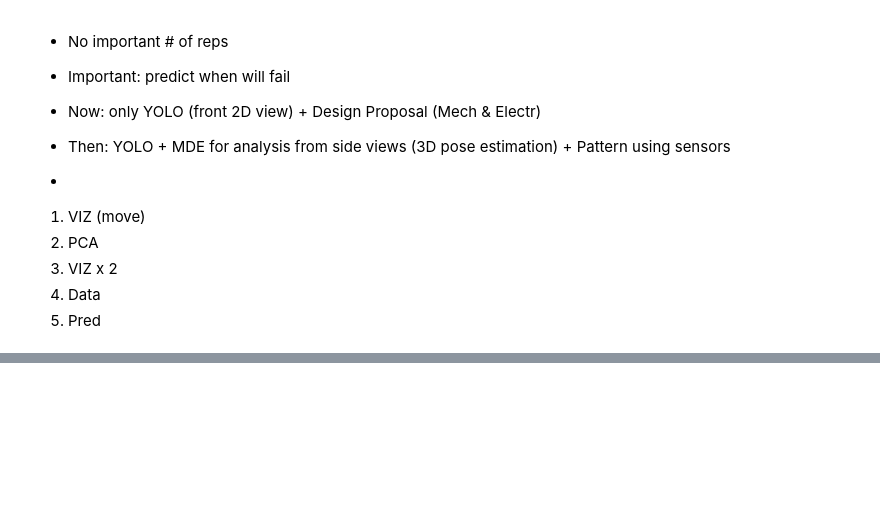
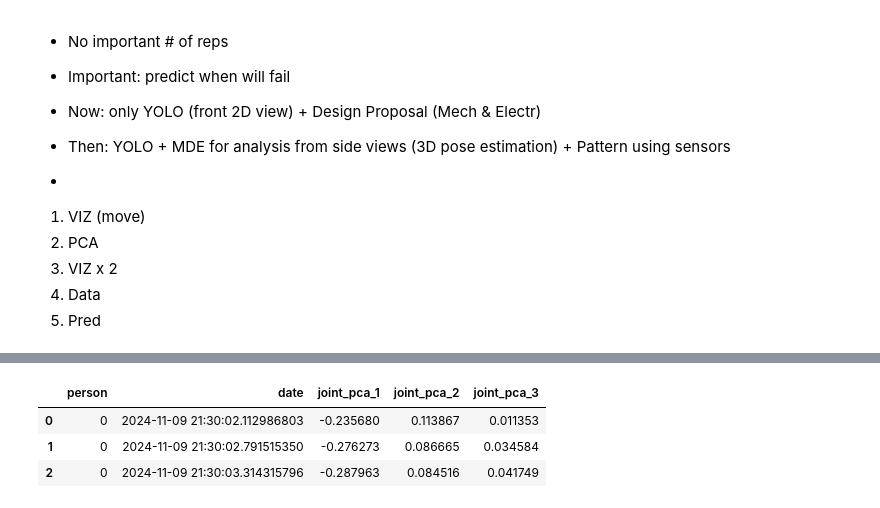
Before and after one commit to JorgeIvanJH/GymGuard, a Jupyter notebook: yolo/analysis.ipynb, the cells around one changed output, grey strips where cells are left out. Saved outputs shown, nothing was run; the diff lists cells and outputs as text; code cells hidden in the pictures; blank space fills up the shorter version.

```diff
--- a/yolo/analysis.ipynb
+++ b/yolo/analysis.ipynb
@@ -300,0 +187,9 @@ df
+# %%
+pca_j_df = pd.DataFrame(pca.transform(X), columns=[f'joint_pca_{i}' for i in range(1, 4)])
+df_p = pd.concat([df_p[["person",	"date"]], pca_j_df], axis=1)
+df_p.head(3)
+# %% [output]
+|  | person | date | joint_pca_1 | joint_pca_2 | joint_pca_3 |
+| 0 | 0 | 2024-11-09 21:30:02.112986803 | -0.235680 | 0.113867 | 0.011353 |
+| 1 | 0 | 2024-11-09 21:30:02.791515350 | -0.276273 | 0.086665 | 0.034584 |
+| 2 | 0 | 2024-11-09 21:30:03.314315796 | -0.287963 | 0.084516 | 0.041749 |
```
Also changed, not shown: parts of 19 cells of this notebook.
